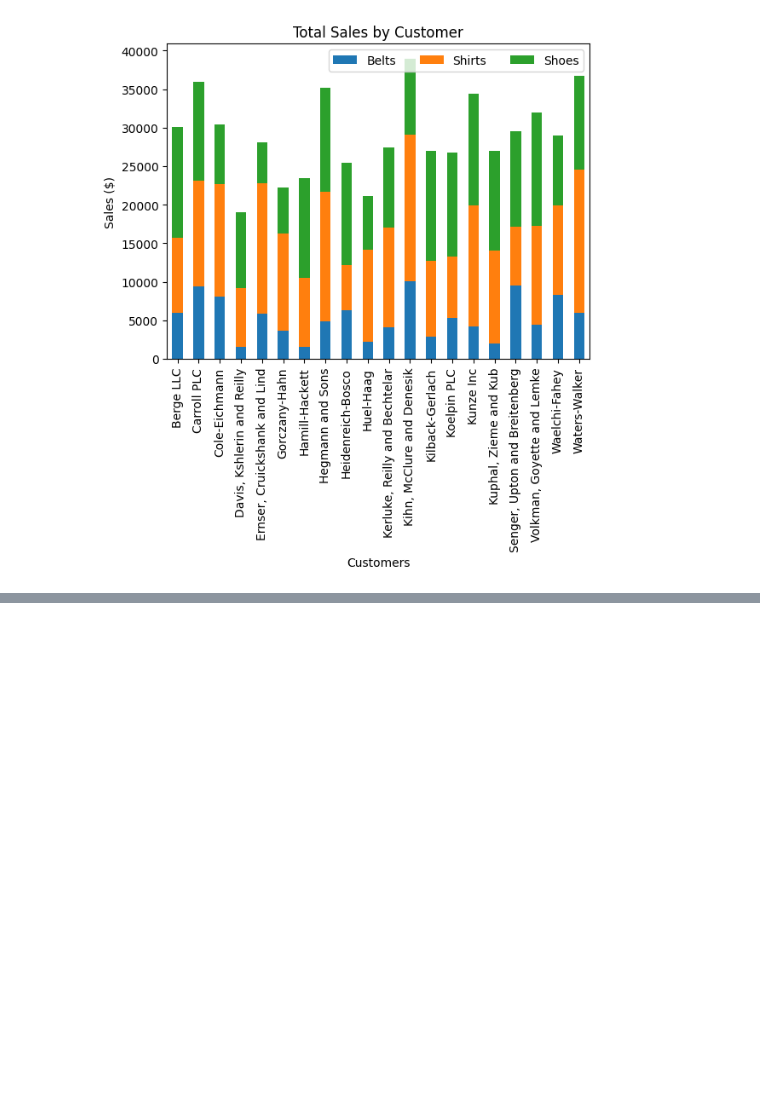
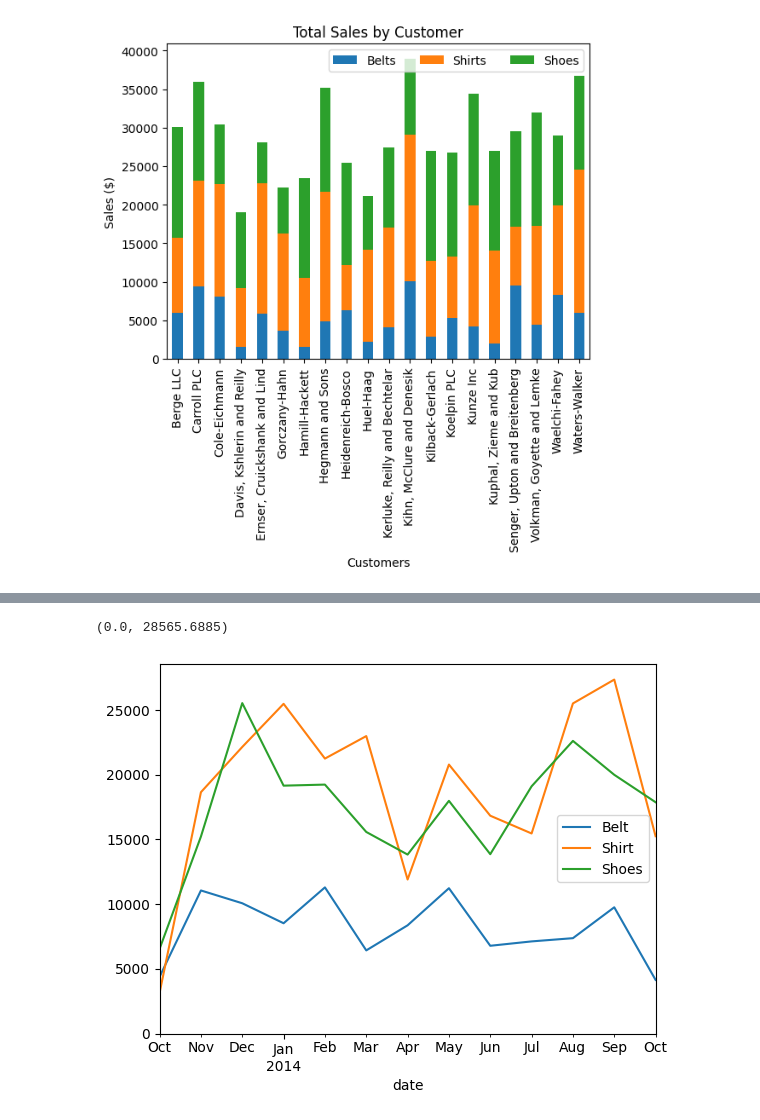
Before and after one commit to Aiden1024/TB-Data-Analytics, a Jupyter notebook: LEC/data_vis_2.ipynb, the cells around one changed output, grey strips where cells are left out. Saved outputs shown, nothing was run; the diff lists cells and outputs as text; code cells hidden in the pictures; blank space fills up the shorter version.

```diff
--- a/LEC/data_vis_2.ipynb
+++ b/LEC/data_vis_2.ipynb
@@ -86,0 +126,10 @@ Huel-Haag                      2219.51  11944.01   6924.36
+# %%
+fig, ax = plt.subplots()
+# key gives the group name (i.e., category), data gives the actual values
+for key, data in purchase_patterns.groupby('category'):
+    data.resample('M').sum().plot(y='ext price', ax=ax, label=key)
+# change y range to start from 0 with matplotlib
+ax.set_ylim(bottom=0)
+# %% [output]
+(0.0, 28565.6885)
+[figure, added]
```
Also changed, not shown: parts of 9 cells of this notebook, 6 other files.
